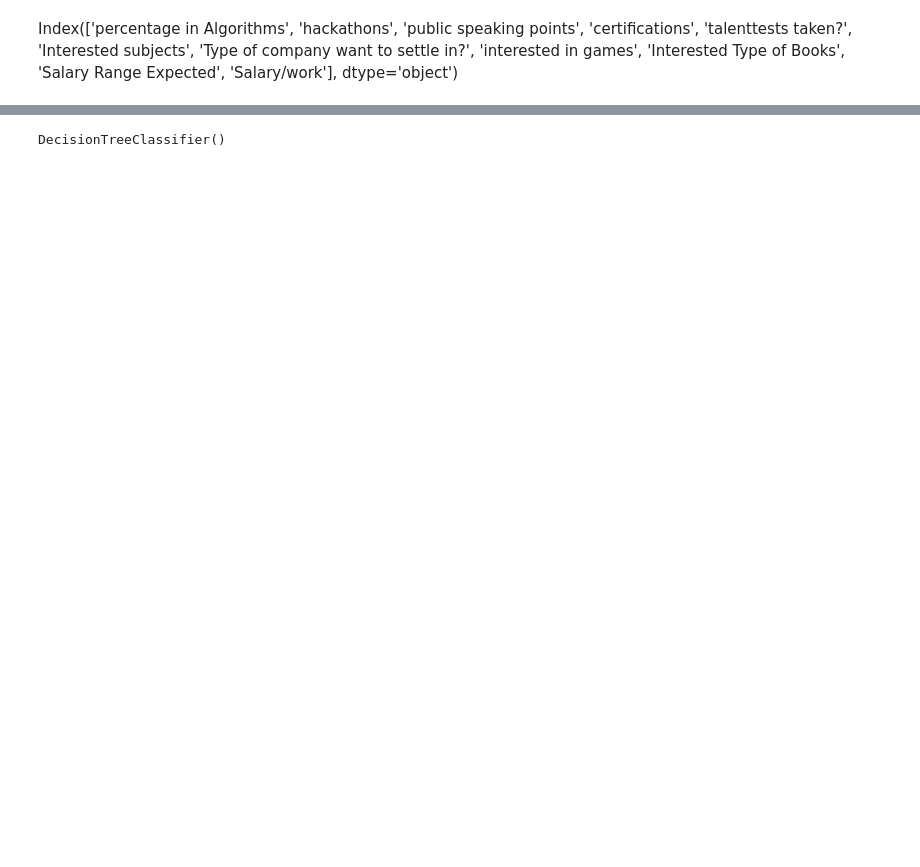
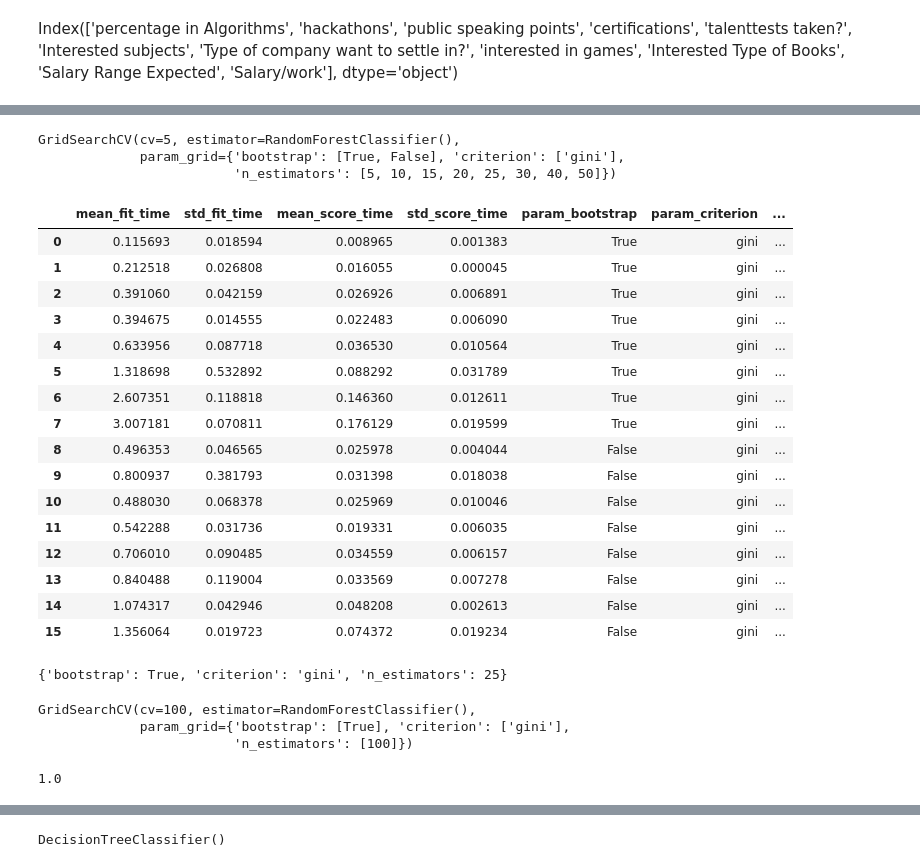
Before and after one commit to PriyeshDave/Projects, a Jupyter notebook: Career Guidance/Code/careerGuidance1.ipynb, the cells around one changed output, grey strips where cells are left out. Drawn from its saved outputs; the diff is of its cells as text; code cells hidden in the pictures; blank space fills up the shorter version.

```diff
--- a/Career Guidance/Code/careerGuidance1.ipynb
+++ b/Career Guidance/Code/careerGuidance1.ipynb
@@ -435,0 +440,4 @@ X_test = X_test[important_features.index]
+# %%
+dt_model = DecisionTreeClassifier()
+rf_model = RandomForestClassifier()
+svm_model = SVC()
@@ -435,0 +500,5 @@ X_test = X_test[important_features.index]
+# %%
+param_grid = {'bootstrap': [True,False],
+ 'criterion': ['gini'],
+ 'n_estimators': [5,10,15,20,25,30,40,50],
+}
@@ -435,0 +507,28 @@ X_test = X_test[important_features.index]
+# %%
+grid_search_clf = GridSearchCV(rf_model,param_grid = param_grid, cv=5)
+# %%
+grid_search_clf.fit(X_train,y_train['Suggested Job Role'])
+# %% [output]
+GridSearchCV(cv=5, estimator=RandomForestClassifier(),
+             param_grid={'bootstrap': [True, False], 'criterion': ['gini'],
+                         'n_estimators': [5, 10, 15, 20, 25, 30, 40, 50]})
+# %%
+pd.DataFrame(grid_search_clf.cv_results_)
+# %% [output]
+|  | mean_fit_time | std_fit_time | mean_score_time | std_score_time | param_bootstrap | param_criterion | ... |
+| 0 | 0.115693 | 0.018594 | 0.008965 | 0.001383 | True | gini | ... |
+| 1 | 0.212518 | 0.026808 | 0.016055 | 0.000045 | True | gini | ... |
+| 2 | 0.391060 | 0.042159 | 0.026926 | 0.006891 | True | gini | ... |
+| 3 | 0.394675 | 0.014555 | 0.022483 | 0.006090 | True | gini | ... |
+| 4 | 0.633956 | 0.087718 | 0.036530 | 0.010564 | True | gini | ... |
+| 5 | 1.318698 | 0.532892 | 0.088292 | 0.031789 | True | gini | ... |
+| 6 | 2.607351 | 0.118818 | 0.146360 | 0.012611 | True | gini | ... |
+| 7 | 3.007181 | 0.070811 | 0.176129 | 0.019599 | True | gini | ... |
+| 8 | 0.496353 | 0.046565 | 0.025978 | 0.004044 | False | gini | ... |
+| 9 | 0.800937 | 0.381793 | 0.031398 | 0.018038 | False | gini | ... |
+| 10 | 0.488030 | 0.068378 | 0.025969 | 0.010046 | False | gini | ... |
+| 11 | 0.542288 | 0.031736 | 0.019331 | 0.006035 | False | gini | ... |
+| 12 | 0.706010 | 0.090485 | 0.034559 | 0.006157 | False | gini | ... |
+| 13 | 0.840488 | 0.119004 | 0.033569 | 0.007278 | False | gini | ... |
+| 14 | 1.074317 | 0.042946 | 0.048208 | 0.002613 | False | gini | ... |
+| 15 | 1.356064 | 0.019723 | 0.074372 | 0.019234 | False | gini | ... |
@@ -435,0 +537,4 @@ X_test = X_test[important_features.index]
+# %%
+best_params
+# %% [output]
+{'bootstrap': True, 'criterion': 'gini', 'n_estimators': 25}
@@ -435,0 +543,11 @@ X_test = X_test[important_features.index]
+# %%
+grid_search_clf_best = GridSearchCV(rf_model,param_grid = best_params, cv=100)
+grid_search_clf_best.fit(X_train,y_train['Suggested Job Role'])
+# %% [output]
+GridSearchCV(cv=100, estimator=RandomForestClassifier(),
+             param_grid={'bootstrap': [True], 'criterion': ['gini'],
+                         'n_estimators': [100]})
+# %%
+grid_search_clf_best.score(X_train,y_train['Suggested Job Role'])
+# %% [output]
+1.0
```
Also changed, not shown: parts of 18 cells of this notebook, 6 other files.
